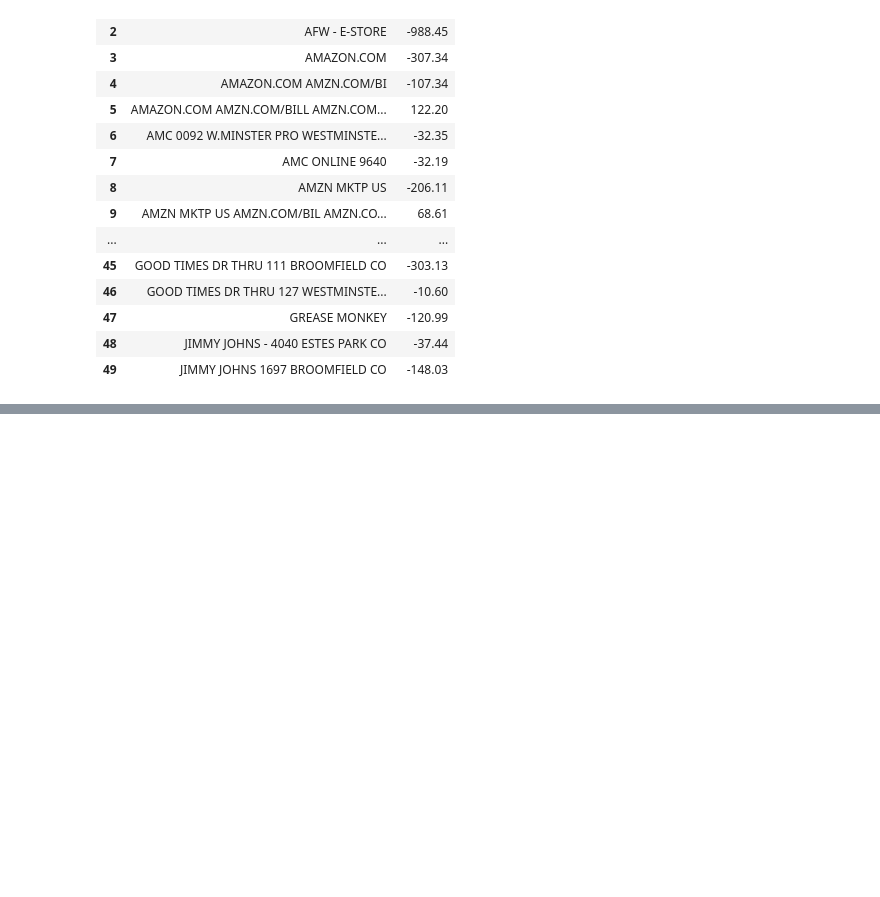
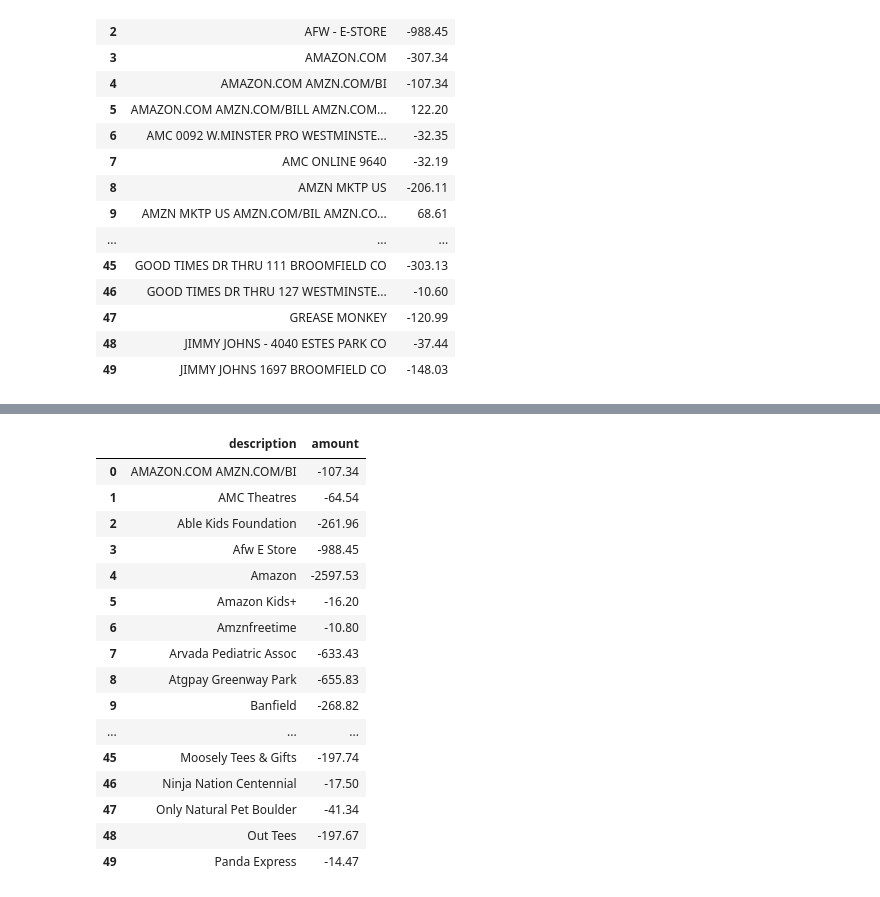
Before and after one commit to Tyton25/tools, a Jupyter notebook: Expenses_Analysis.ipynb, the cells around one changed output, grey strips where cells are left out. Drawn from its saved outputs; the diff is of its cells as text; code cells hidden in the pictures; blank space fills up the shorter version.

```diff
--- a/Expenses_Analysis.ipynb
+++ b/Expenses_Analysis.ipynb
@@ -34,3 +43,11 @@ def sum_orig_desc_col(raw_df):
+# %%
+def sum_desc_col(raw_df):
+  my_df = raw_df[["description", "amount"]]
+  my_df = my_df.groupby('description').agg('sum')
+  my_df.sort_values(by=['description'], inplace=True)
+  my_df.reset_index(inplace=True)
+
+  return my_df
 # %%
 debit_df = pd.read_csv("/content/debit_transactions_Jan-Aug_2023.csv")
 debit_df
@@ -358,8 +277,8 @@ cc_df
 | 499 | 2023-03-12 | Amazon | AMZN Mktp US*HG2N33PM1 Amzn.com/b... | Shopping | -54.38 | Posted |
 500 rows × 6 columns
 # %%
-cc_orig_desc_df = refactor_debit_cols(cc_df)
-cc_orig_desc_df
+cc_df = refactor_debit_cols(cc_df)
+cc_df
 # %% [output]
 |  | date | description | original_description | category | amount |
 | 0 | 2023-08-11 | TARGET.COM | TARGET.COM | Category Pending | -97.15 |
@@ -438,0 +379,21 @@ cc_orig_description_totals_df[:50]
+# %%
+cc_desc_df = sum_desc_col(cc_df)
+cc_desc_df[:50]
+# %% [output]
+|  | description | amount |
+| 0 | AMAZON.COM AMZN.COM/BI | -107.34 |
+| 1 | AMC Theatres | -64.54 |
+| 2 | Able Kids Foundation | -261.96 |
+| 3 | Afw E Store | -988.45 |
+| 4 | Amazon | -2597.53 |
+| 5 | Amazon Kids+ | -16.20 |
+| 6 | Amznfreetime | -10.80 |
+| 7 | Arvada Pediatric Assoc | -633.43 |
+| 8 | Atgpay Greenway Park | -655.83 |
+| 9 | Banfield | -268.82 |
+| ... | ... | ... |
+| 45 | Moosely Tees & Gifts | -197.74 |
+| 46 | Ninja Nation Centennial | -17.50 |
+| 47 | Only Natural Pet Boulder | -41.34 |
+| 48 | Out Tees | -197.67 |
+| 49 | Panda Express | -14.47 |
```
Also changed, not shown: parts of 14 cells of this notebook.
